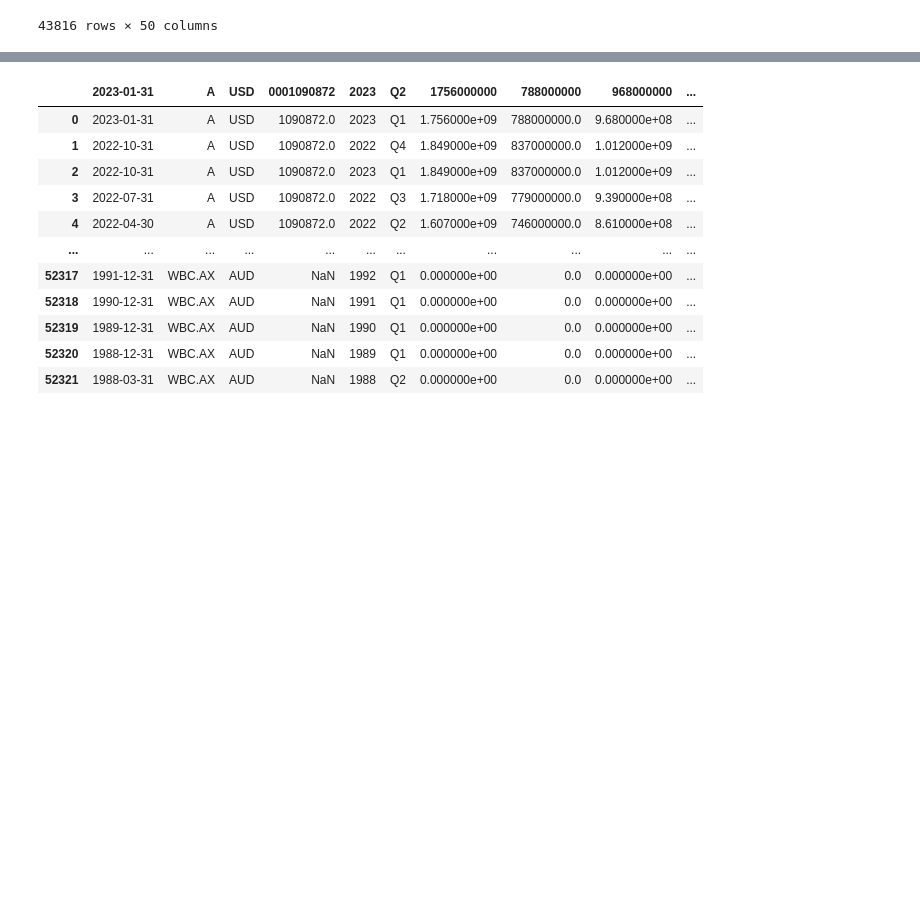
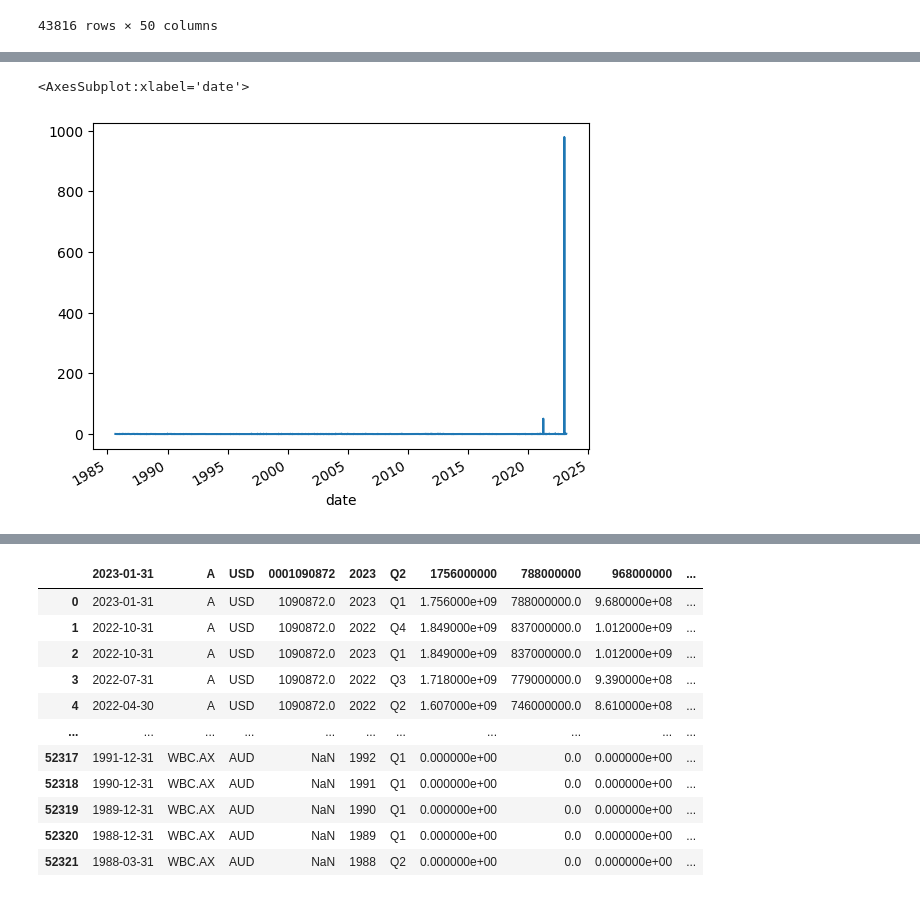
Before and after one commit to veeyuen/credit-spreads, a Jupyter notebook: build_dataframe.ipynb, the cells around one changed output, grey strips where cells are left out. Cells and saved outputs as stored; diff of their text form; code cells hidden in the pictures; blank space fills up the shorter version.

```diff
--- a/build_dataframe.ipynb
+++ b/build_dataframe.ipynb
@@ -536,0 +366,5 @@ ValueError: Input X contains infinity or a value too large for dtype('float64').
+# %%
+balance_sheet_norm.cashAndCashEquivalents.plot()
+# %% [output]
+<AxesSubplot:xlabel='date'>
+[figure, added]
```
Also changed, not shown: parts of 75 cells of this notebook.
